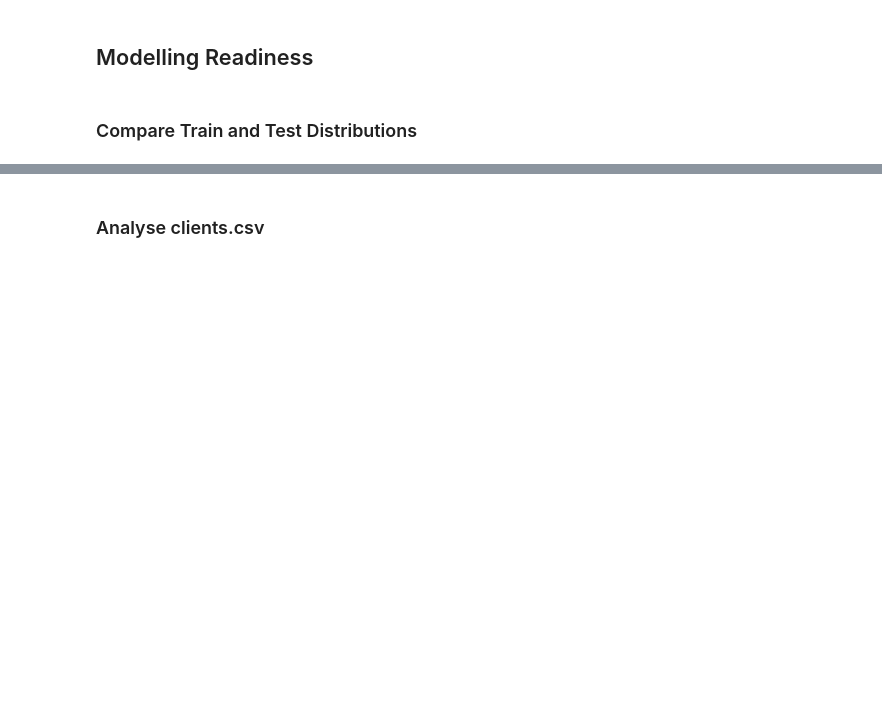
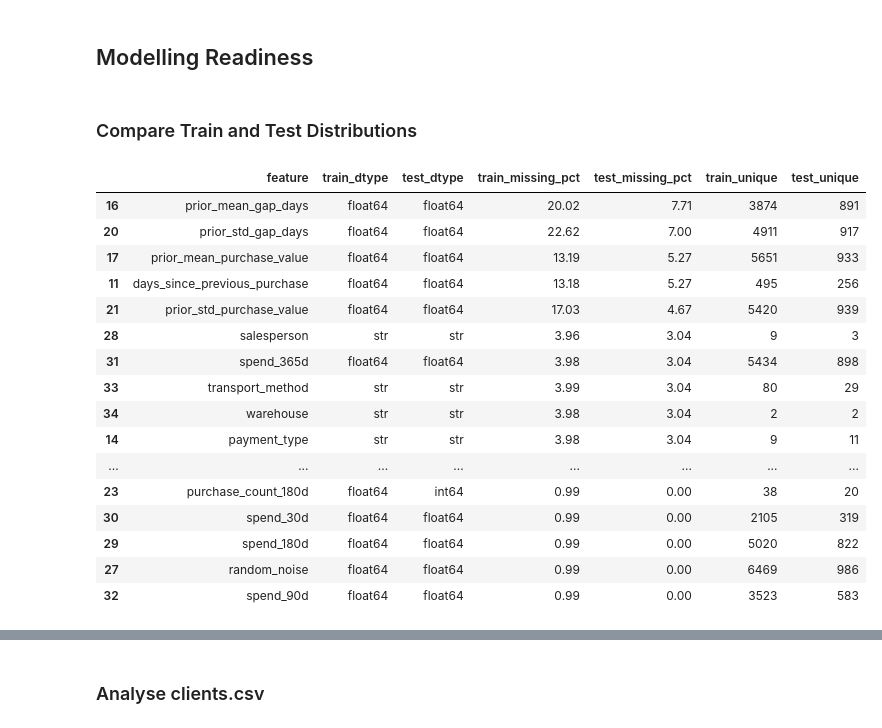
Before and after one commit to luisrafaelsoeiro/ETAI_Project, a Jupyter notebook: exploration.ipynb, the cells around one changed output, grey strips where cells are left out. Cells and saved outputs as stored; diff of their text form; code cells hidden in the pictures; blank space fills up the shorter version.

Commit message:
added comparison between test and train

```diff
--- a/exploration.ipynb
+++ b/exploration.ipynb
@@ -1701,3 +1699,83 @@ Highly correlated pairs: |correlation| >= 0.85
 ## Modelling Readiness
 # %% [markdown]
 ### Compare Train and Test Distributions
+# %%
+shared_predictors = sorted(
+    (set(train.columns) & set(test.columns))
+    - {
+        "ID",
+        "customer_id",
+        "purchase_date",
+        "repeat_purchase_90d",
+        "spend_next_90d"
+    }
+)
+
+comparison = []
+
+for col in shared_predictors:
+
+    comparison.append({
+        "feature": col,
+        "train_dtype": str(train[col].dtype),
+        "test_dtype": str(test[col].dtype),
+        "train_missing_pct": train[col].isna().mean() * 100,
+        "test_missing_pct": test[col].isna().mean() * 100,
+        "train_unique": train[col].nunique(dropna=True),
+        "test_unique": test[col].nunique(dropna=True)
+    })
+
+comparison = pd.DataFrame(comparison)
+
+display(
+    comparison.sort_values(
+        "test_missing_pct",
+        ascending=False
+    ).round(2)
+)
+
+for col in shared_predictors:
+
+    if (
+        pd.api.types.is_object_dtype(train[col])
+        or isinstance(train[col].dtype, pd.CategoricalDtype)
+        or pd.api.types.is_object_dtype(test[col])
+        or isinstance(test[col].dtype, pd.CategoricalDtype)
+    ):
+
+        train_categories = set(
+            train[col].dropna().astype(str)
+        )
+
+        test_categories = set(
+            test[col].dropna().astype(str)
+        )
+
+        unseen_categories = test_categories - train_categories
+
+        if unseen_categories:
+
+            print(
+                f"{col}: {len(unseen_categories)} "
+                "categories appear in test but not train."
+            )
+
+            print("Examples:", list(unseen_categories)[:10])
+# %% [output]
+|  | feature | train_dtype | test_dtype | train_missing_pct | test_missing_pct | train_unique | test_unique |
+| 16 | prior_mean_gap_days | float64 | float64 | 20.02 | 7.71 | 3874 | 891 |
+| 20 | prior_std_gap_days | float64 | float64 | 22.62 | 7.00 | 4911 | 917 |
+| 17 | prior_mean_purchase_value | float64 | float64 | 13.19 | 5.27 | 5651 | 933 |
+| 11 | days_since_previous_purchase | float64 | float64 | 13.18 | 5.27 | 495 | 256 |
+| 21 | prior_std_purchase_value | float64 | float64 | 17.03 | 4.67 | 5420 | 939 |
+| 28 | salesperson | str | str | 3.96 | 3.04 | 9 | 3 |
+| 31 | spend_365d | float64 | float64 | 3.98 | 3.04 | 5434 | 898 |
+| 33 | transport_method | str | str | 3.99 | 3.04 | 80 | 29 |
+| 34 | warehouse | str | str | 3.98 | 3.04 | 2 | 2 |
+| 14 | payment_type | str | str | 3.98 | 3.04 | 9 | 11 |
+| ... | ... | ... | ... | ... | ... | ... | ... |
+| 23 | purchase_count_180d | float64 | int64 | 0.99 | 0.00 | 38 | 20 |
+| 30 | spend_30d | float64 | float64 | 0.99 | 0.00 | 2105 | 319 |
+| 29 | spend_180d | float64 | float64 | 0.99 | 0.00 | 5020 | 822 |
+| 27 | random_noise | float64 | float64 | 0.99 | 0.00 | 6469 | 986 |
+| 32 | spend_90d | float64 | float64 | 0.99 | 0.00 | 3523 | 583 |
```
Also changed, not shown: parts of 7 cells of this notebook.
